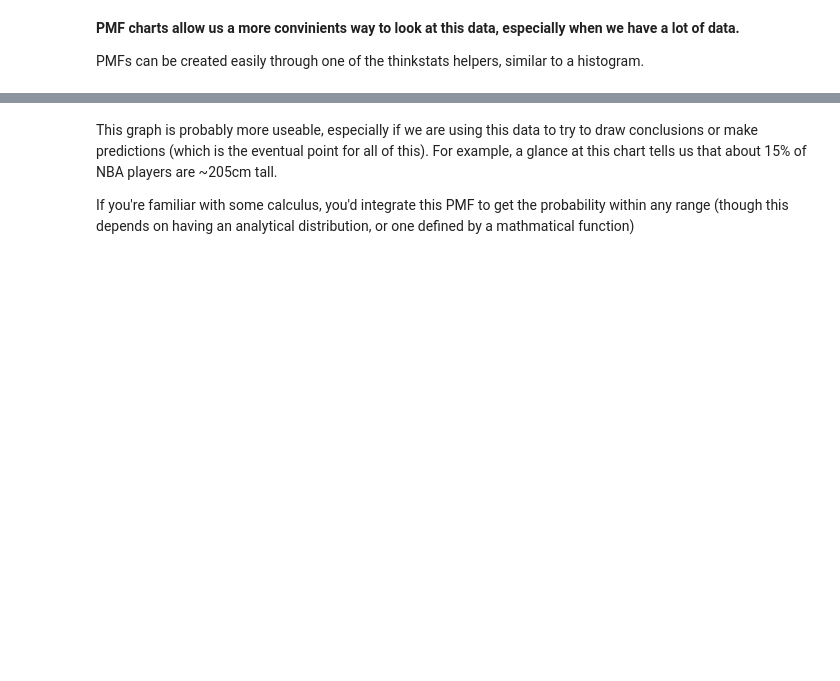
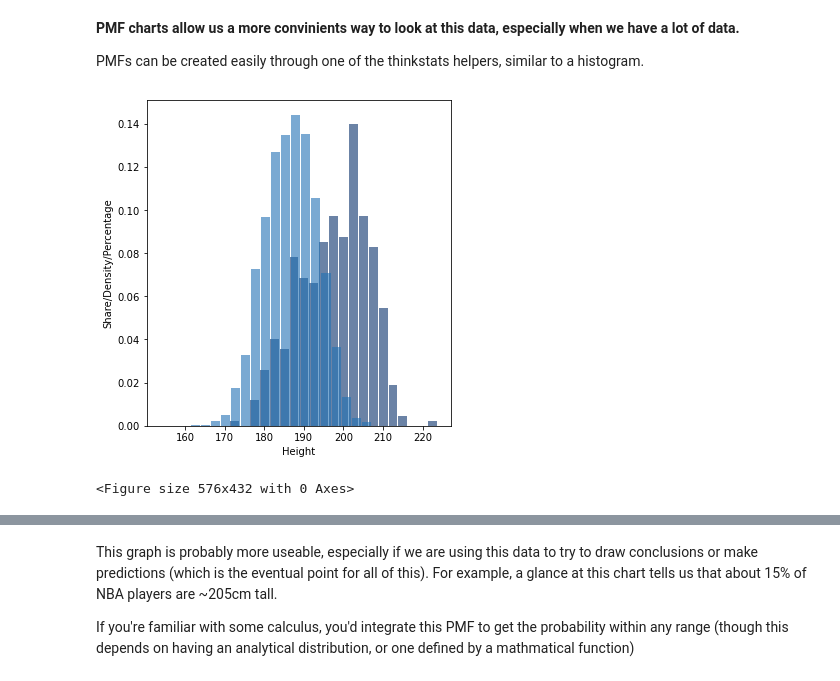
Before and after one commit to Asdukey/Basic_Stats_in_Python_Student_Workbooks, a Jupyter notebook: 003_Var_Std_Dev.ipynb, the cells around one changed output, grey strips where cells are left out. Cells and saved outputs as stored; diff of their text form; code cells hidden in the pictures; blank space fills up the shorter version.

```diff
--- a/003_Var_Std_Dev.ipynb
+++ b/003_Var_Std_Dev.ipynb
@@ -340,6 +355,16 @@ PMFs can be created easily through one of the thinkstats helpers, similar to a h
 #Create PMFs
 nbapmf = thinkstats2.Pmf(nba)
 nflpmf = thinkstats2.Pmf(nfl)
+# %%
+#Graph
+thinkplot.PrePlot(cols=2)
+thinkplot.Hist(nbapmf)
+thinkplot.Hist(nflpmf)
+#thinkplot.Show(xlabel="Height (cm)", ylabel = "Percentage")
+thinkplot.Show(xlabel="Height", ylabel="Share/Density/Percentage")
+# %% [output]
+[figure, added]
+<Figure size 576x432 with 0 Axes>
 # %%
 #Graph
 thinkplot.PrePlot(cols=2)
```
Also changed, not shown: parts of 6 cells of this notebook.
